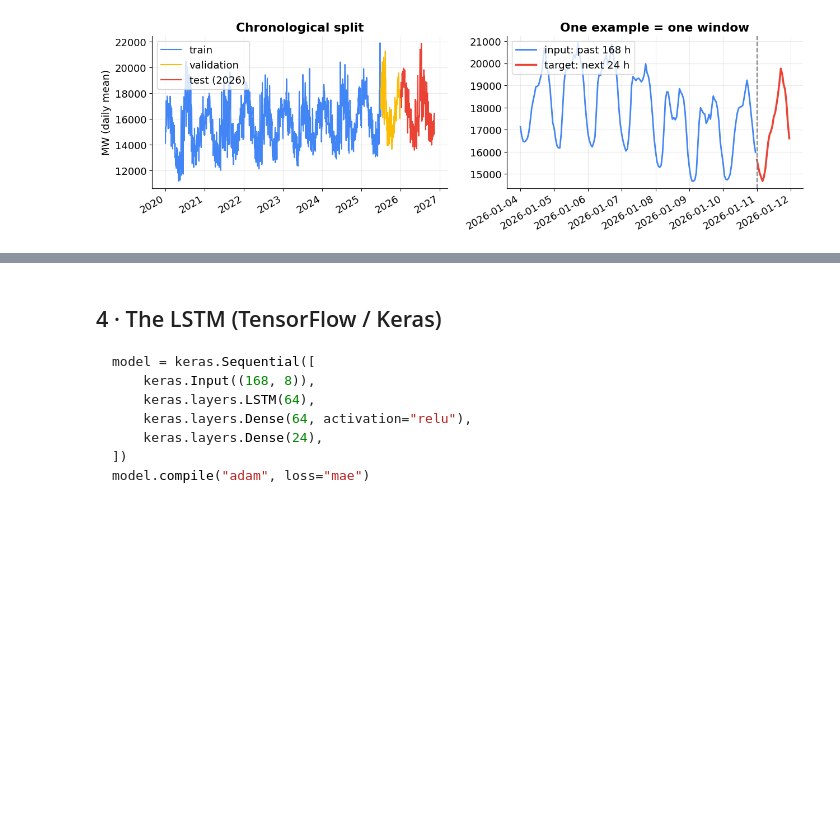
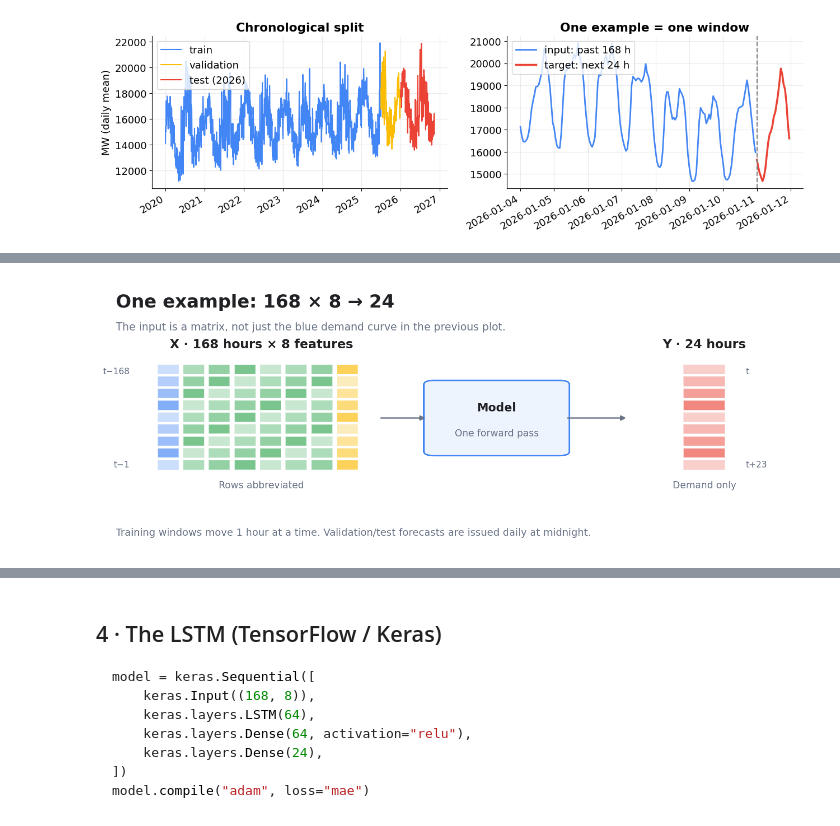
Before and after one commit to FarahHammamii/devFest_Sherbrooke_Time_Series, a Jupyter notebook: notebooks/DevFest2026_Forecasting_Demo.ipynb, the cells around one changed output, grey strips where cells are left out. Cells and saved outputs as stored; diff of their text form; code cells hidden in the pictures; blank space fills up the shorter version.

```diff
--- a/notebooks/DevFest2026_Forecasting_Demo.ipynb
+++ b/notebooks/DevFest2026_Forecasting_Demo.ipynb
@@ -97,0 +166,21 @@ fig.autofmt_xdate(); plt.show()
+# %%
+#@title Input and output shapes
+fig, ax = canvas("One example: 168 × 8 → 24", "The input is a matrix, not just the blue demand curve in the previous plot.", 4.9)
+# Schematic input matrix (rows abbreviated, not actual feature values).
+for r in range(9):
+    for c in range(8):
+        col=BLUE if c==0 else (GOLD if c==7 else GREEN)
+        ax.add_patch(plt.Rectangle((7+c*3.7,29+(8-r)*4.6),3.1,3.8,fc=col,alpha=.27+.13*((r+c)%4),ec="white"))
+ax.text(22,76,"X · 168 hours × 8 features",ha="center",fontsize=13,fontweight="bold",color=INK)
+ax.text(3,66,"t−168",fontsize=9,ha="right",color=GRAY); ax.text(3,30,"t−1",fontsize=9,ha="right",color=GRAY)
+ax.text(22,22,"Rows abbreviated",fontsize=10,ha="center",color=GRAY)
+arrow(ax,39,49,46,49); box(ax,46,35,20,28,"Model",BLUE,"One forward pass")
+arrow(ax,66,49,75,49)
+for r in range(9): ax.add_patch(plt.Rectangle((83,29+(8-r)*4.6),6,3.8,fc=RED,alpha=.25+.13*(r%4),ec="white"))
+ax.text(86,76,"Y · 24 hours",ha="center",fontsize=13,fontweight="bold",color=INK)
+ax.text(92,66,"t",fontsize=9,color=GRAY); ax.text(92,30,"t+23",fontsize=9,color=GRAY)
+ax.text(86,22,"Demand only",fontsize=10,ha="center",color=GRAY)
+note(ax,"Training windows move 1 hour at a time. Validation/test forecasts are issued daily at midnight.")
+plt.show()
+# %% [output]
+[figure, added]
```
Also changed, not shown: parts of 7 cells of this notebook.
